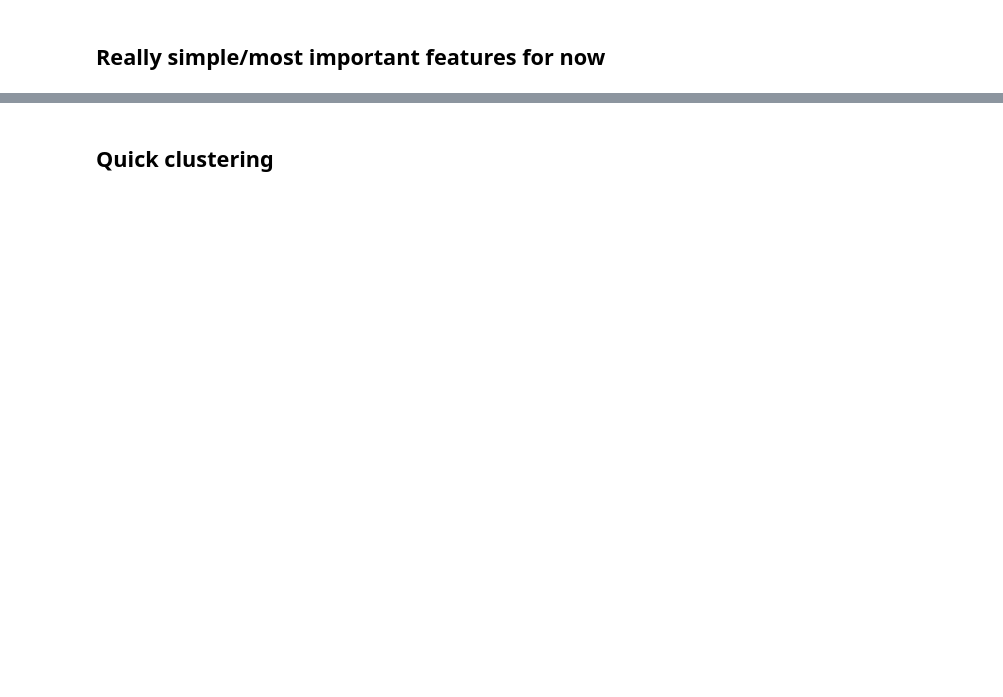
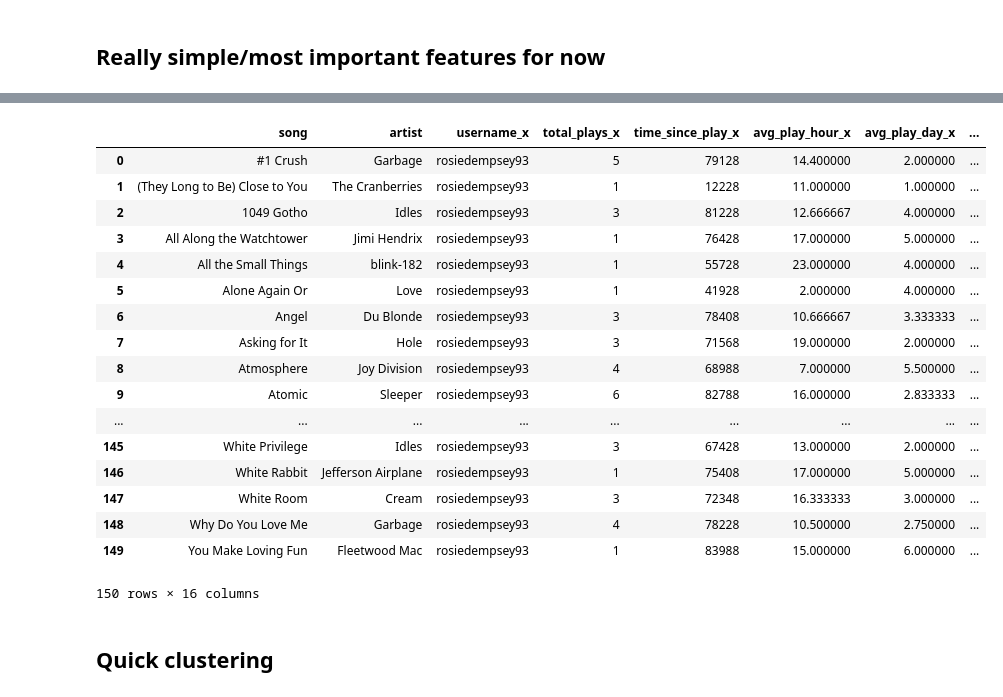
Before and after one commit to rosiedempsey/finely_tuned, a Jupyter notebook: PythonNotebooks/behaviour_features/creat_behavior_features_v2.ipynb, the cells around one changed output, grey strips where cells are left out. Drawn from its saved outputs; the diff is of its cells as text; code cells hidden in the pictures; blank space fills up the shorter version.

```diff
--- a/PythonNotebooks/behaviour_features/creat_behavior_features_v2.ipynb
+++ b/PythonNotebooks/behaviour_features/creat_behavior_features_v2.ipynb
@@ -166,0 +230,21 @@ songs.head(5)
+# %%
+common
+# %% [output]
+|  | song | artist | username_x | total_plays_x | time_since_play_x | avg_play_hour_x | avg_play_day_x | ... |
+| 0 | #1 Crush | Garbage | rosiedempsey93 | 5 | 79128 | 14.400000 | 2.000000 | ... |
+| 1 | (They Long to Be) Close to You | The Cranberries | rosiedempsey93 | 1 | 12228 | 11.000000 | 1.000000 | ... |
+| 2 | 1049 Gotho | Idles | rosiedempsey93 | 3 | 81228 | 12.666667 | 4.000000 | ... |
+| 3 | All Along the Watchtower | Jimi Hendrix | rosiedempsey93 | 1 | 76428 | 17.000000 | 5.000000 | ... |
+| 4 | All the Small Things | blink-182 | rosiedempsey93 | 1 | 55728 | 23.000000 | 4.000000 | ... |
+| 5 | Alone Again Or | Love | rosiedempsey93 | 1 | 41928 | 2.000000 | 4.000000 | ... |
+| 6 | Angel | Du Blonde | rosiedempsey93 | 3 | 78408 | 10.666667 | 3.333333 | ... |
+| 7 | Asking for It | Hole | rosiedempsey93 | 3 | 71568 | 19.000000 | 2.000000 | ... |
+| 8 | Atmosphere | Joy Division | rosiedempsey93 | 4 | 68988 | 7.000000 | 5.500000 | ... |
+| 9 | Atomic | Sleeper | rosiedempsey93 | 6 | 82788 | 16.000000 | 2.833333 | ... |
+| ... | ... | ... | ... | ... | ... | ... | ... | ... |
+| 145 | White Privilege | Idles | rosiedempsey93 | 3 | 67428 | 13.000000 | 2.000000 | ... |
+| 146 | White Rabbit | Jefferson Airplane | rosiedempsey93 | 1 | 75408 | 17.000000 | 5.000000 | ... |
+| 147 | White Room | Cream | rosiedempsey93 | 3 | 72348 | 16.333333 | 3.000000 | ... |
+| 148 | Why Do You Love Me | Garbage | rosiedempsey93 | 4 | 78228 | 10.500000 | 2.750000 | ... |
+| 149 | You Make Loving Fun | Fleetwood Mac | rosiedempsey93 | 1 | 83988 | 15.000000 | 6.000000 | ... |
+150 rows × 16 columns
```
Also changed, not shown: parts of 12 cells of this notebook, 10 other files.
